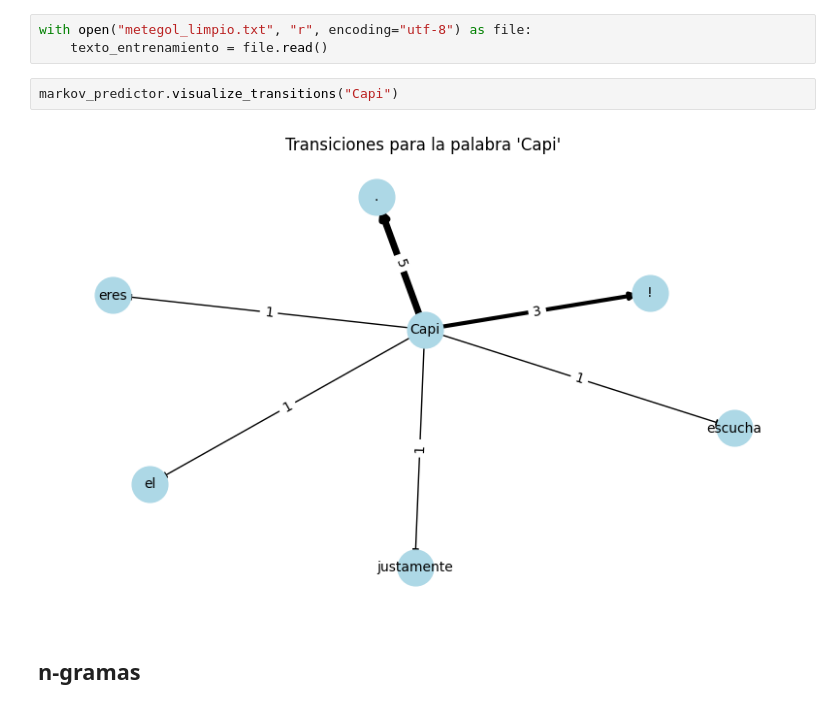
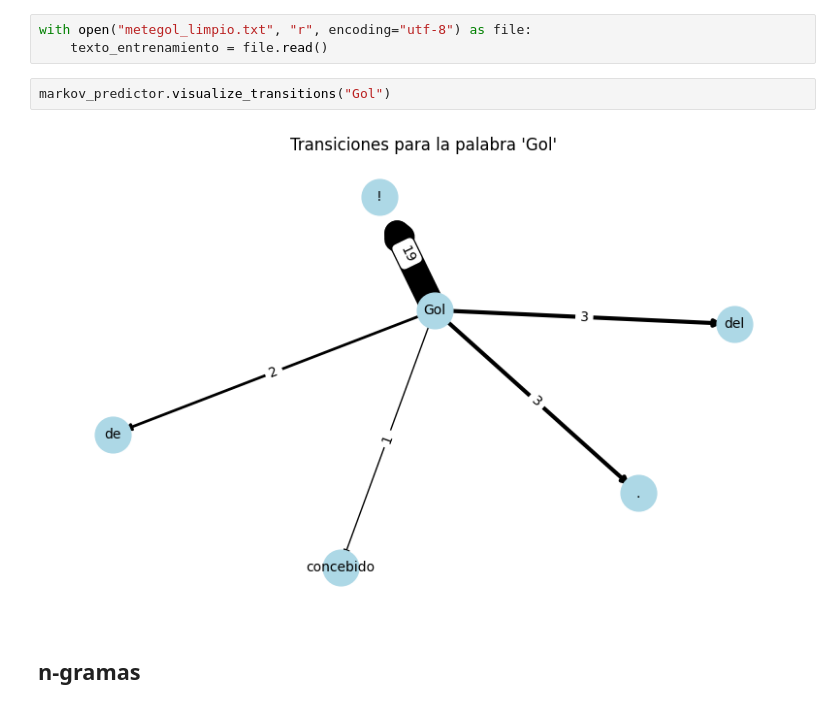
Before and after one commit to olinicholson/ian_tp3, a Jupyter notebook: ian_tp3/markov.ipynb, the cells around one changed output. Cells and saved outputs as stored; diff of their text form.

```diff
--- a/ian_tp3/markov.ipynb
+++ b/ian_tp3/markov.ipynb
@@ -166,9 +166,9 @@ Che Donald ! SÍ ! El futuro Amadeo .
 with open("metegol_limpio.txt", "r", encoding="utf-8") as file:
     texto_entrenamiento = file.read()
 # %%
-markov_predictor.visualize_transitions("Capi")
+markov_predictor.visualize_transitions("Gol")
 # %% [output]
-[figure, old version]
+[figure, new version]
 # %% [markdown]
 ## n-gramas
 # %%
```
Also changed, not shown: parts of 8 cells of this notebook.
